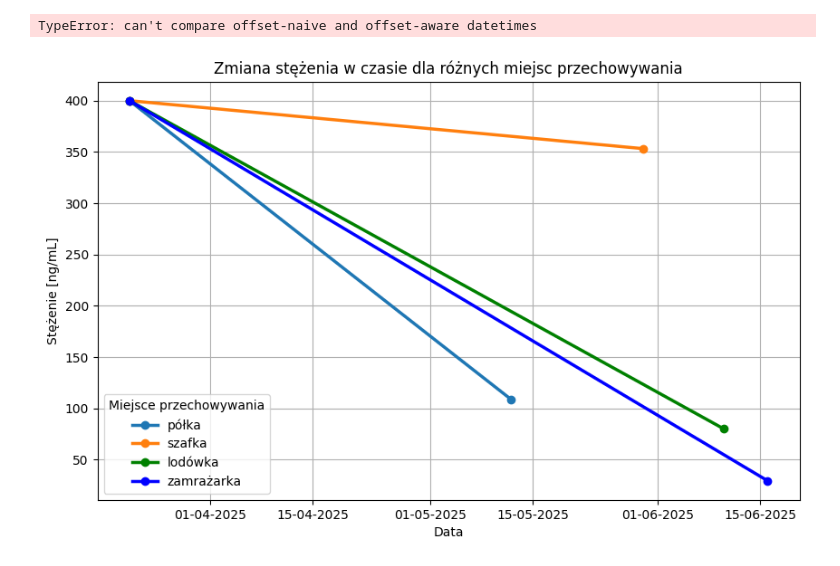
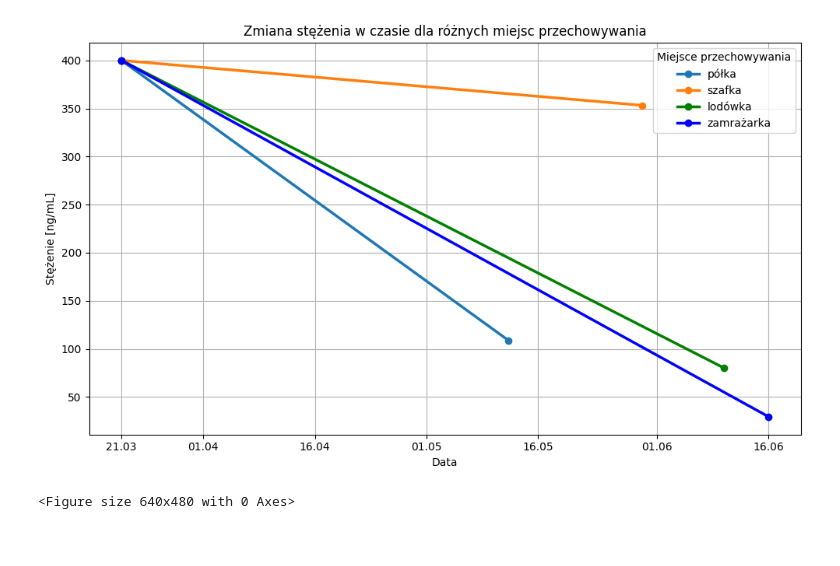
Before and after one commit to Teczka-user/ShareSpace, a Jupyter notebook: plot.ipynb, the cells around one changed output. Saved outputs shown, nothing was run; the diff lists cells and outputs as text; code cells hidden in the pictures; blank space fills up the shorter version.

```diff
--- a/plot.ipynb
+++ b/plot.ipynb
@@ -17,32 +11,71 @@ df['data'] = pd.to_datetime(df['data'], format='%d.%m.%Y')
 # %%
-# Wykres
-custom_colors = {
-    "lodówka": "green",
-    "zamrażarka": "blue"
-}
+import matplotlib.pyplot as plt
+import matplotlib.dates as mdates
+from datetime import datetime
 
+# ───────────────────────────────────────────────────────────────────────────────
+# Data – (place, date-string dd.mm.yyyy, concentration)
+# ───────────────────────────────────────────────────────────────────────────────
+records = [
+    ("półka",      "21.03.2025", 400),
+    ("półka",      "12.05.2025", 108.92),
+    ("szafka",     "21.03.2025", 400),
+    ("szafka",     "30.05.2025", 353.25),
+    ("lodówka",    "21.03.2025", 400),
+    ("lodówka",    "10.06.2025", 80.13),
+    ("zamrażarka", "21.03.2025", 400),
+    ("zamrażarka", "16.06.2025", 29.41),
+]
+
+# ───────────────────────────────────────────────────────────────────────────────
+# Build a dict: {place: [(date, value), ...]}
+# ───────────────────────────────────────────────────────────────────────────────
+data_by_place = {}
+for place, date_str, value in records:
+    dt = datetime.strptime(date_str, "%d.%m.%Y")
+    data_by_place.setdefault(place, []).append((dt, value))
+
+# ───────────────────────────────────────────────────────────────────────────────
+# Plot
+# ───────────────────────────────────────────────────────────────────────────────
+colors = {"lodówka": "green", "zamrażarka": "blue"}
 
 plt.figure(figsize=(10, 6))
-for miejsce in df['miejsce'].unique():
-    df_filtered = df[df['miejsce'] == miejsce].sort_values(by='data')
-    color = custom_colors.get(miejsce, None)
-    plt.plot(df_filtered['data'], df_filtered['stężenie'], marker='o', label=miejsce, linewidth=2.5, color=color)
 
-plt.xlabel('Data')
-plt.ylabel('Stężenie [ng/mL]')
-plt.title('Zmiana stężenia w czasie dla różnych miejsc przechowywania')
-plt.legend(title='Miejsce przechowywania')
+for place, pairs in data_by_place.items():
+    pairs.sort(key=lambda x: x[0])
+    dates, values = zip(*pairs)
+    plt.plot(
+        dates, values,
+        marker="o",
+        linewidth=2.5,
+        label=place,
+        color=colors.get(place)           # default colour if not in dict
+    )
+
+plt.xlabel("Data")
+plt.ylabel("Stężenie [ng/mL]")
+plt.title("Zmiana stężenia w czasie dla różnych miejsc przechowywania")
+plt.legend(title="Miejsce przechowywania")
 plt.grid(True)
 
-# Format dat i zaznaczenie konkretnej daty
+# ───────────────────────────────────────────────────────────────────────────────
+# Custom, evenly-spaced tick list: 21 Mar → 16 Jun
+# ───────────────────────────────────────────────────────────────────────────────
+ticks = [datetime(2025, 3, 21)] + [
+    datetime(2025, m, d)
+    for m in (4, 5, 6)          # April, May, June
+    for d in (1, 16)            # 1st and 16th of each month
+]
+ticks.sort()                    # keep chronological order
+
 ax = plt.gca()
-ax.xaxis.set_major_formatter(mdates.DateFormatter('%d-%m-%Y'))
-start_date = pd.to_datetime('21.03.2025', format='%d.%m.%Y')
-xticks = list(set(mdates.num2date(ax.get_xticks()).tolist() + [start_date]))
-ax.set_xticks(sorted(xticks))
+ax.set_xticks(ticks) # type: ignore
+ax.xaxis.set_major_formatter(mdates.DateFormatter("%d.%m"))
 
 plt.tight_layout()
 plt.show()
+plt.savefig("images/Stezenie1.png")
 # %% [output]
+[figure, new version]
-TypeError: can't compare offset-naive and offset-aware datetimes
+<Figure size 640x480 with 0 Axes>
-[figure, old version]
```
Also changed, not shown: parts of 2 cells of this notebook, 1 other file.
